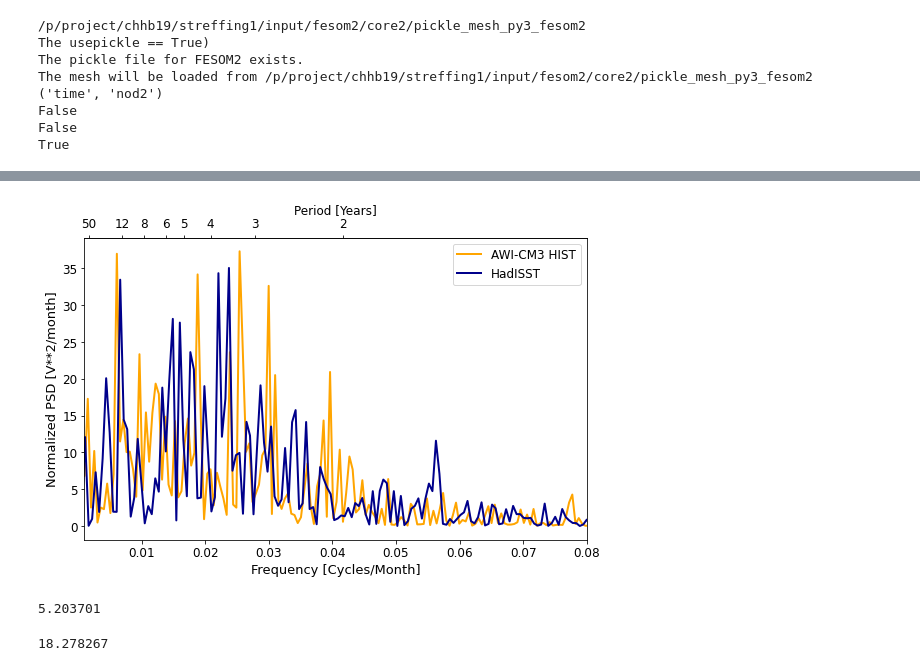
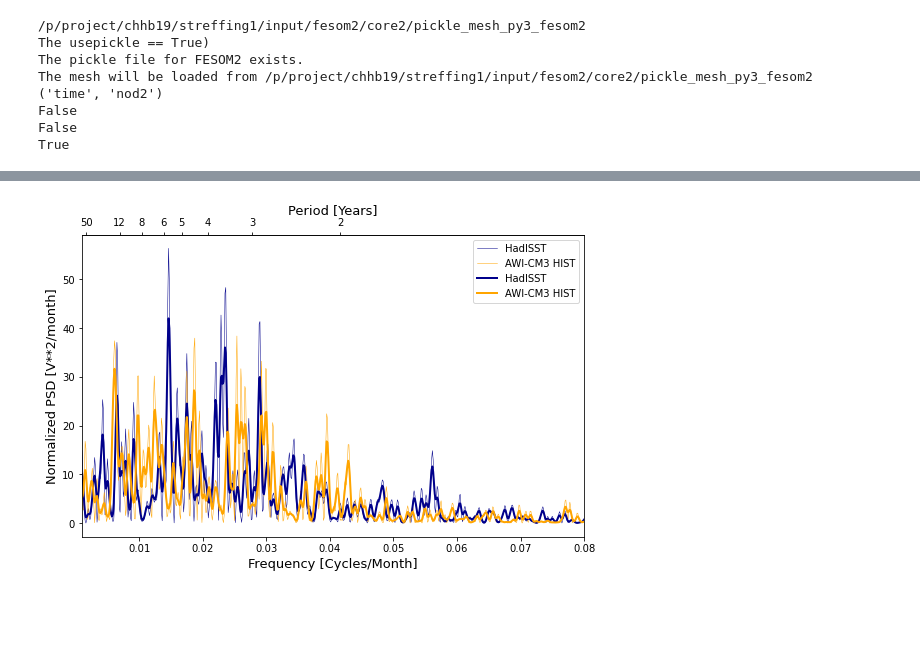
Before and after one commit to JanStreffing/2020_AWICM3_GMD_PAPER, a Jupyter notebook: python/enso_box.ipynb, the cells around one changed output, grey strips where cells are left out. Saved outputs shown, nothing was run; the diff lists cells and outputs as text; code cells hidden in the pictures; blank space fills up the shorter version.

```diff
--- a/python/enso_box.ipynb
+++ b/python/enso_box.ipynb
@@ -29,7 +31,7 @@ abg = [0, 0, 0]
 variable = 'sst'
 input_paths = ['/p/largedata/hhb19/jstreffi/runtime/awicm-3.1/HIST/outdata/fesom/']
 obs_path = '/p/project/chhb19/streffing1/obs/hadisst2/box'
-years = range(1850, 2014)
+years = range(1850, 2015)
 
 box='Nino34'
 
@@ -362,50 +401,41 @@ def smooth(x,beta):
 # %%
-f, Pxx_den = signal.periodogram(sst_nino_ano.flatten())
-f_obs, Pxx_den_obs = signal.periodogram(obs_nino_ano.flatten())
+f, Pxx_den = signal.periodogram(sst_nino_ano.flatten(),nfft=8000)
+f_obs, Pxx_den_obs = signal.periodogram(obs_nino_ano.flatten(),nfft=8000)
 
 fig, ax = plt.subplots(figsize=figsize)
 
-#ax.plot(f,Pxx_den,linewidth=0.5,color='darkblue')
-#ax.plot(f,smooth((Pxx_den),len(Pxx_den))/np.mean(Pxx_den),linewidth=2,color='orange',label='AWI-CM3 HIST')
-#ax.plot(f_obs,smooth((Pxx_den_obs),len(Pxx_den_obs))/np.mean(Pxx_den_obs),linewidth=2,color='darkblue',label='HadISST')
-ax.plot(f,Pxx_den/np.mean(Pxx_den),linewidth=2,color='orange',label='AWI-CM3 HIST')
+ax.plot(f_obs,Pxx_den_obs/np.mean(Pxx_den_obs),linewidth=0.5,color='darkblue',label='HadISST')
+ax.plot(f,Pxx_den/np.mean(Pxx_den),linewidth=0.5,color='orange',label='AWI-CM3 HIST')
 
-ax.plot(f_obs,Pxx_den_obs/np.mean(Pxx_den_obs),linewidth=2,color='darkblue',label='HadISST')
+ax.plot(f_obs,smooth(Pxx_den_obs/np.mean(Pxx_den_obs),len(Pxx_den)),linewidth=2,color='darkblue',label='HadISST')
+ax.plot(f,smooth(Pxx_den/np.mean(Pxx_den),len(Pxx_den)),linewidth=2,color='orange',label='AWI-CM3 HIST')
 
 
 ax.set_xlim([0.001, 0.08])
 #ax.set_ylim([0, 50])
 plt.xlabel('Frequency [Cycles/Month]',fontsize=13)
 plt.ylabel('Normalized PSD [V**2/month]',fontsize=13)
 plt.legend(loc='upper right')
 
 def twelve_over(x):
     """Vectorized 12/x, treating x==0 manually"""
     x = np.array(x*12).astype(float)
     near_zero = np.isclose(x, 0)
     x[near_zero] = np.inf
     x[~near_zero] = 1 / x[~near_zero]
     return x
 
 # the function "12/x" is its own inverse
 inverse = twelve_over
 
 secax = ax.secondary_xaxis('top', functions=(twelve_over, inverse))
-secax.set_xlabel('Period [Years]')
+secax.set_xlabel('Period [Years]',fontsize=13)
 secax.set_xticks([50,12,8,6,5,4,3,2,1])
 
 if ofile is not None:
-    ofile_long = f"{ofile}_enso_box_psd.png"
-    plt.savefig(f"{ofile_long}", dpi=dpi)
+    ofile_long = f"{ofile}_enso_"+box+"_box_psd_8ktest.png"
+    plt.savefig(f"{ofile_long}", dpi=dpi,bbox_inches='tight')
     os.system(f'convert {ofile_long} -trim {ofile_long}_trimmed.png')
     os.system(f'mv {ofile_long}_trimmed.png {ofile_long}')
 # %% [output]
-[figure, old version]
+[figure, new version]
-# %%
-np.var(Pxx_den)
-# %% [output]
-5.203701
-# %%
-np.var(Pxx_den_obs)
-# %% [output]
-18.278267
```
Also changed, not shown: parts of 10 cells of this notebook, 47 other files.
